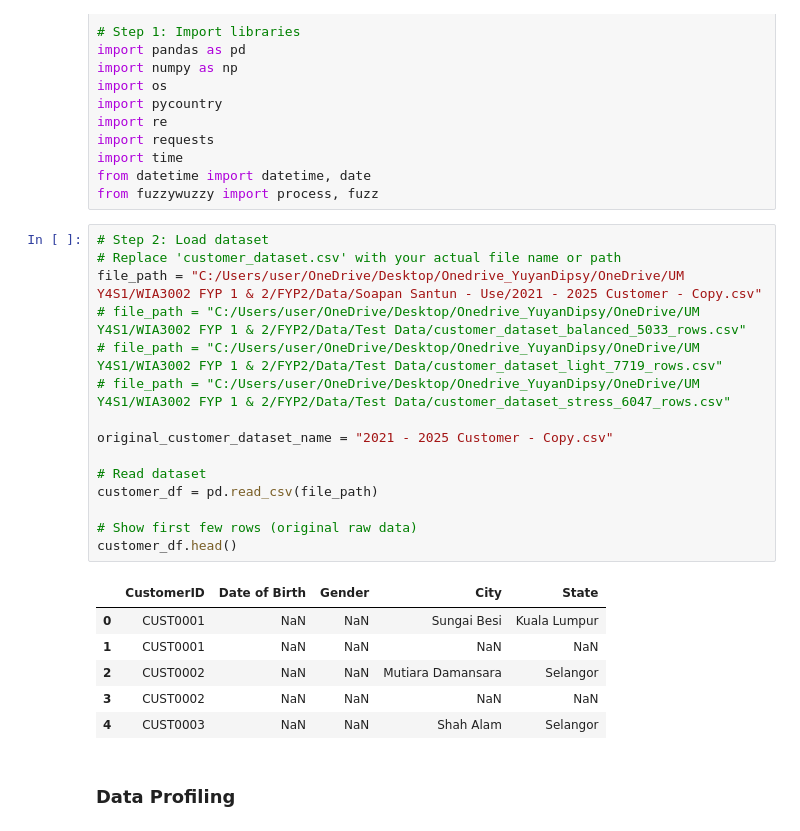
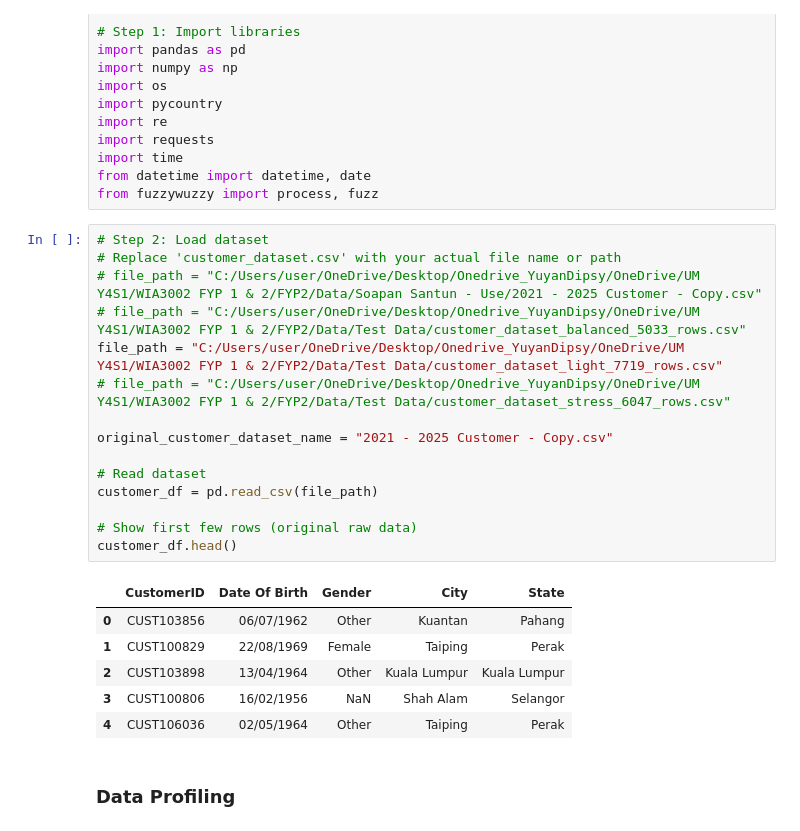
Before and after one commit to celinezyyy/Segma_FYP, a Jupyter notebook: server/python/dataCleaning/customerCleaning.ipynb, the cells around one changed output. Saved outputs shown, nothing was run; the diff lists cells and outputs as text.

```diff
--- a/server/python/dataCleaning/customerCleaning.ipynb
+++ b/server/python/dataCleaning/customerCleaning.ipynb
@@ -23,25 +23,25 @@ from fuzzywuzzy import process, fuzz
 # %%
 # Step 2: Load dataset
 # Replace 'customer_dataset.csv' with your actual file name or path
-file_path = "C:/Users/user/OneDrive/Desktop/Onedrive_YuyanDipsy/OneDrive/UM Y4S1/WIA3002 FYP 1 & 2/FYP2/Data/Soapan Santun - Use/2021 - 2025 Customer - Copy.csv"
+# file_path = "C:/Users/user/OneDrive/Desktop/Onedrive_YuyanDipsy/OneDrive/UM Y4S1/WIA3002 FYP 1 & 2/FYP2/Data/Soapan Santun - Use/2021 - 2025 Customer - Copy.csv"
 # file_path = "C:/Users/user/OneDrive/Desktop/Onedrive_YuyanDipsy/OneDrive/UM Y4S1/WIA3002 FYP 1 & 2/FYP2/Data/Test Data/customer_dataset_balanced_5033_rows.csv"
-# file_path = "C:/Users/user/OneDrive/Desktop/Onedrive_YuyanDipsy/OneDrive/UM Y4S1/WIA3002 FYP 1 & 2/FYP2/Data/Test Data/customer_dataset_light_7719_rows.csv"
+file_path = "C:/Users/user/OneDrive/Desktop/Onedrive_YuyanDipsy/OneDrive/UM Y4S1/WIA3002 FYP 1 & 2/FYP2/Data/Test Data/customer_dataset_light_7719_rows.csv"
 # file_path = "C:/Users/user/OneDrive/Desktop/Onedrive_YuyanDipsy/OneDrive/UM Y4S1/WIA3002 FYP 1 & 2/FYP2/Data/Test Data/customer_dataset_stress_6047_rows.csv"
 
 original_customer_dataset_name = "2021 - 2025 Customer - Copy.csv"
 
 # Read dataset
 customer_df = pd.read_csv(file_path)
 
 # Show first few rows (original raw data)
 customer_df.head()
 # %% [output]
-|  | CustomerID | Date of Birth | Gender | City | State |
-| 0 | CUST0001 | NaN | NaN | Sungai Besi | Kuala Lumpur |
-| 1 | CUST0001 | NaN | NaN | NaN | NaN |
-| 2 | CUST0002 | NaN | NaN | Mutiara Damansara | Selangor |
-| 3 | CUST0002 | NaN | NaN | NaN | NaN |
-| 4 | CUST0003 | NaN | NaN | Shah Alam | Selangor |
+|  | CustomerID | Date Of Birth | Gender | City | State |
+| 0 | CUST103856 | 06/07/1962 | Other | Kuantan | Pahang |
+| 1 | CUST100829 | 22/08/1969 | Female | Taiping | Perak |
+| 2 | CUST103898 | 13/04/1964 | Other | Kuala Lumpur | Kuala Lumpur |
+| 3 | CUST100806 | 16/02/1956 | NaN | Shah Alam | Selangor |
+| 4 | CUST106036 | 02/05/1964 | Other | Taiping | Perak |
 # %% [markdown]
 ### Data Profiling
 # %%
```
Also changed, not shown: parts of 4 cells of this notebook.
